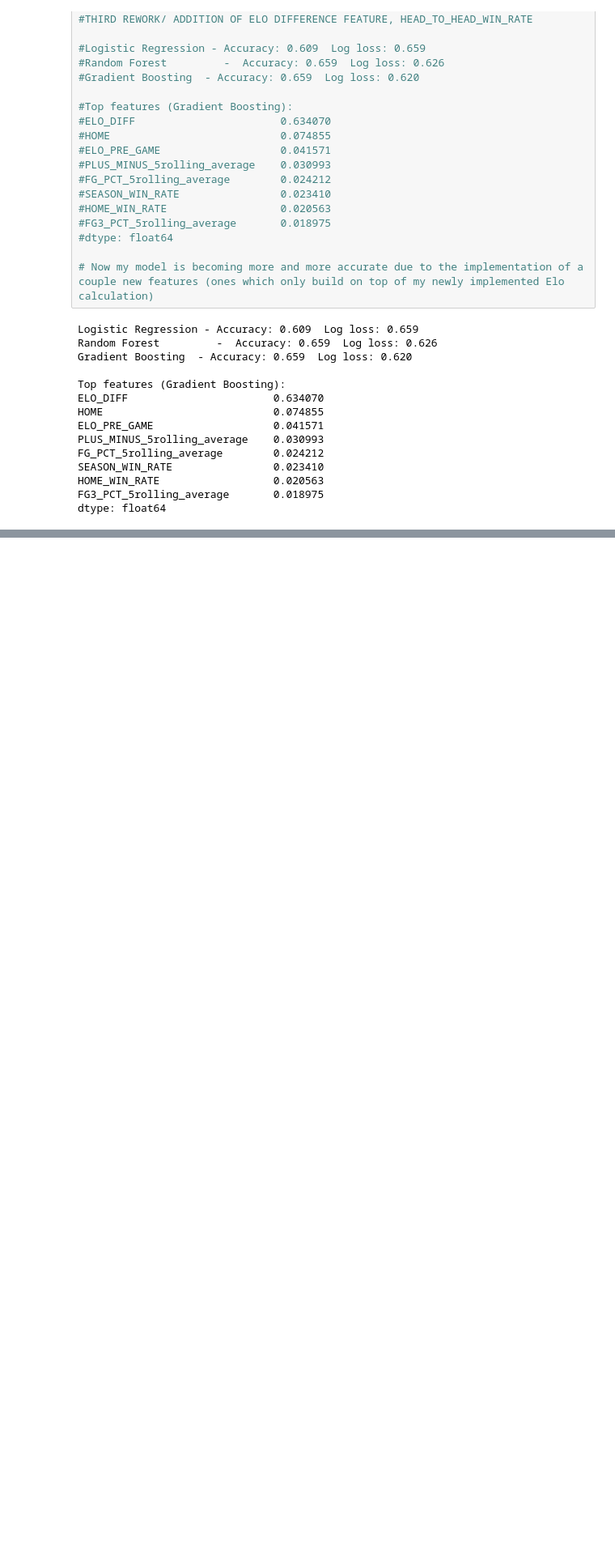
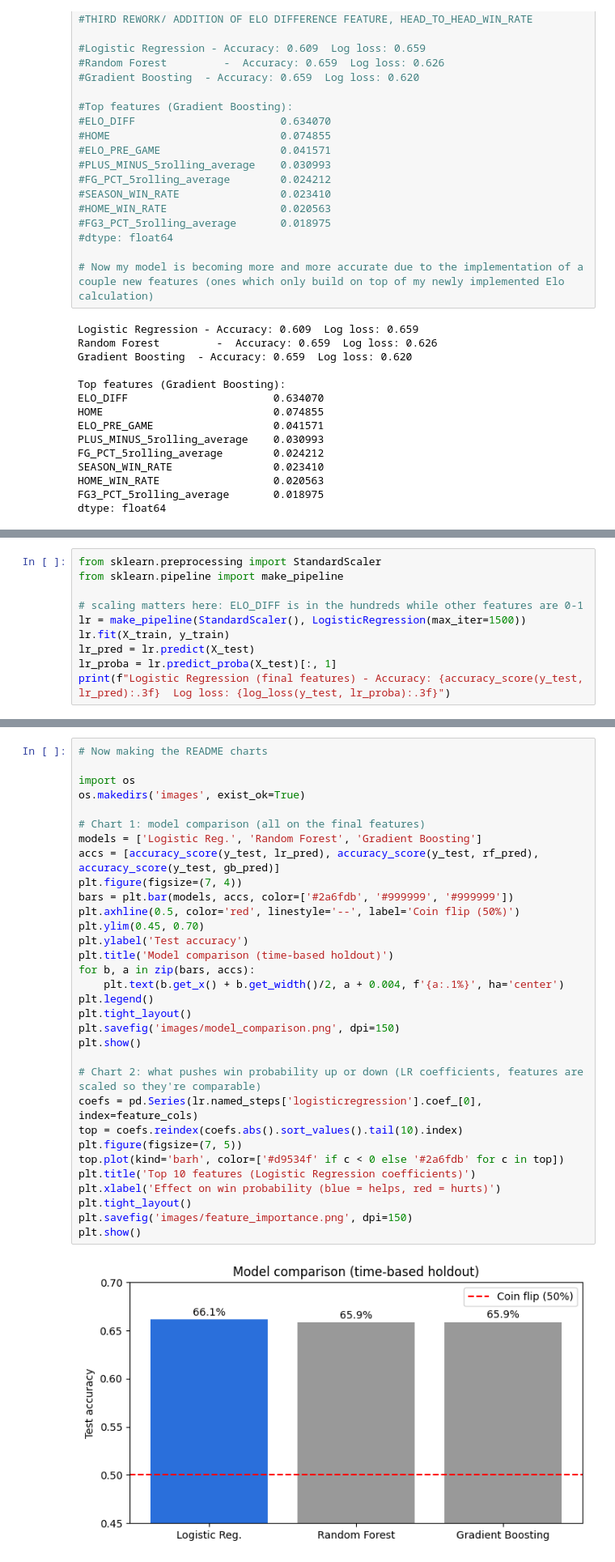
Before and after one commit to jiescobedo/Oddly, a Jupyter notebook: 01_data_collection.ipynb, the cells around one changed output, grey strips where cells are left out. Shown at 81% size. Saved outputs shown, nothing was run; the diff lists cells and outputs as text; blank space fills up the shorter version.

Commit message:
Created the README, charts, final logistic regression model

```diff
--- a/01_data_collection.ipynb
+++ b/01_data_collection.ipynb
@@ -646,0 +677,10 @@ np.float64(0.6901682617714995)
+# %%
+from sklearn.preprocessing import StandardScaler
+from sklearn.pipeline import make_pipeline
+
+# scaling matters here: ELO_DIFF is in the hundreds while other features are 0-1
+lr = make_pipeline(StandardScaler(), LogisticRegression(max_iter=1500))
+lr.fit(X_train, y_train)
+lr_pred = lr.predict(X_test)
+lr_proba = lr.predict_proba(X_test)[:, 1]
+print(f"Logistic Regression (final features) - Accuracy: {accuracy_score(y_test, lr_pred):.3f}  Log loss: {log_loss(y_test, lr_proba):.3f}")
@@ -646,0 +689,34 @@ np.float64(0.6901682617714995)
+# %%
+# Now making the README charts
+
+import os
+os.makedirs('images', exist_ok=True)
+
+# Chart 1: model comparison (all on the final features)
+models = ['Logistic Reg.', 'Random Forest', 'Gradient Boosting']
+accs = [accuracy_score(y_test, lr_pred), accuracy_score(y_test, rf_pred), accuracy_score(y_test, gb_pred)]
+plt.figure(figsize=(7, 4))
+bars = plt.bar(models, accs, color=['#2a6fdb', '#999999', '#999999'])
+plt.axhline(0.5, color='red', linestyle='--', label='Coin flip (50%)')
+plt.ylim(0.45, 0.70)
+plt.ylabel('Test accuracy')
+plt.title('Model comparison (time-based holdout)')
+for b, a in zip(bars, accs):
+    plt.text(b.get_x() + b.get_width()/2, a + 0.004, f'{a:.1%}', ha='center')
+plt.legend()
+plt.tight_layout()
+plt.savefig('images/model_comparison.png', dpi=150)
+plt.show()
+
+# Chart 2: what pushes win probability up or down (LR coefficients, features are scaled so they're comparable)
+coefs = pd.Series(lr.named_steps['logisticregression'].coef_[0], index=feature_cols)
+top = coefs.reindex(coefs.abs().sort_values().tail(10).index)
+plt.figure(figsize=(7, 5))
+top.plot(kind='barh', color=['#d9534f' if c < 0 else '#2a6fdb' for c in top])
+plt.title('Top 10 features (Logistic Regression coefficients)')
+plt.xlabel('Effect on win probability (blue = helps, red = hurts)')
+plt.tight_layout()
+plt.savefig('images/feature_importance.png', dpi=150)
+plt.show()
+# %% [output]
+[figure, added]
```
Also changed, not shown: parts of 6 cells of this notebook.
